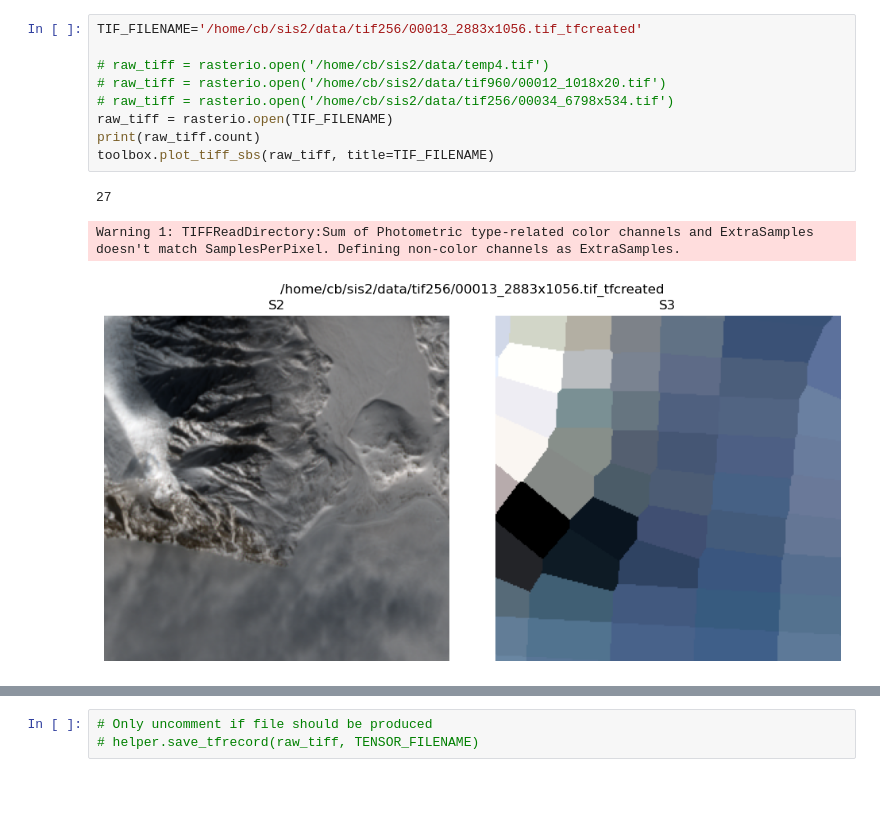
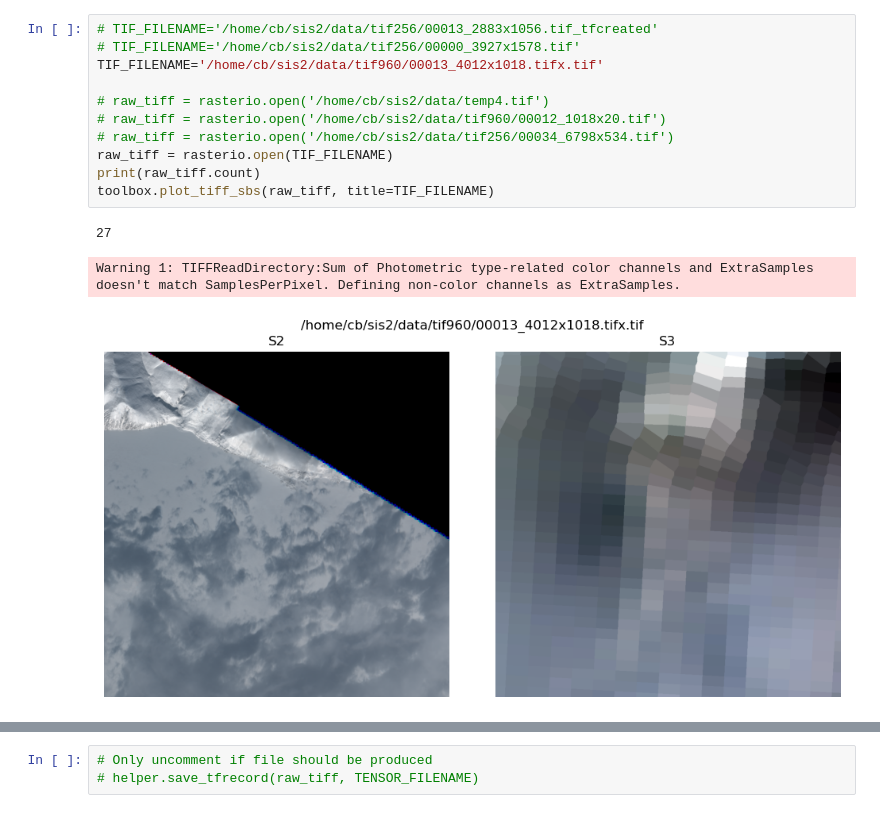
Before and after one commit to ucabcbo/ARISGAN, a Jupyter notebook: preprocessing/single_tiff.ipynb, the cells around one changed output, grey strips where cells are left out. Saved outputs shown, nothing was run; the diff lists cells and outputs as text.

```diff
--- a/preprocessing/single_tiff.ipynb
+++ b/preprocessing/single_tiff.ipynb
@@ -36,16 +36,18 @@ To enable them in other operations, rebuild TensorFlow with the appropriate comp
 # %%
-TIF_FILENAME='/home/cb/sis2/data/tif256/00013_2883x1056.tif_tfcreated'
+# TIF_FILENAME='/home/cb/sis2/data/tif256/00013_2883x1056.tif_tfcreated'
+# TIF_FILENAME='/home/cb/sis2/data/tif256/00000_3927x1578.tif'
+TIF_FILENAME='/home/cb/sis2/data/tif960/00013_4012x1018.tifx.tif'
 
 # raw_tiff = rasterio.open('/home/cb/sis2/data/temp4.tif')
 # raw_tiff = rasterio.open('/home/cb/sis2/data/tif960/00012_1018x20.tif')
 # raw_tiff = rasterio.open('/home/cb/sis2/data/tif256/00034_6798x534.tif')
 raw_tiff = rasterio.open(TIF_FILENAME)
 print(raw_tiff.count)
 toolbox.plot_tiff_sbs(raw_tiff, title=TIF_FILENAME)
 # %% [output]
 27
 Warning 1: TIFFReadDirectory:Sum of Photometric type-related color channels and ExtraSamples doesn't match SamplesPerPixel. Defining non-color channels as ExtraSamples.
-[figure, old version]
+[figure, new version]
 # %%
 import random
 files = os.listdir('/home/cb/sis2/data/tif256/')
```
Also changed, not shown: parts of 2 cells of this notebook, 4 other files.
